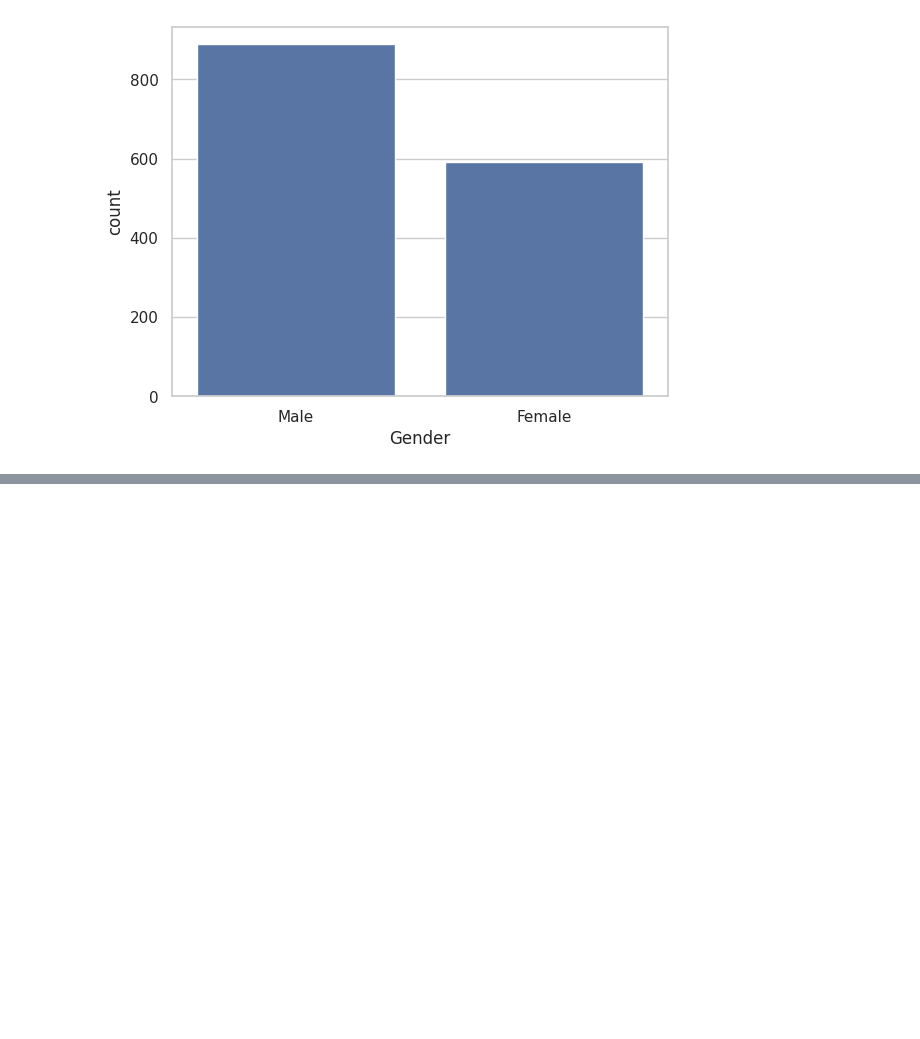
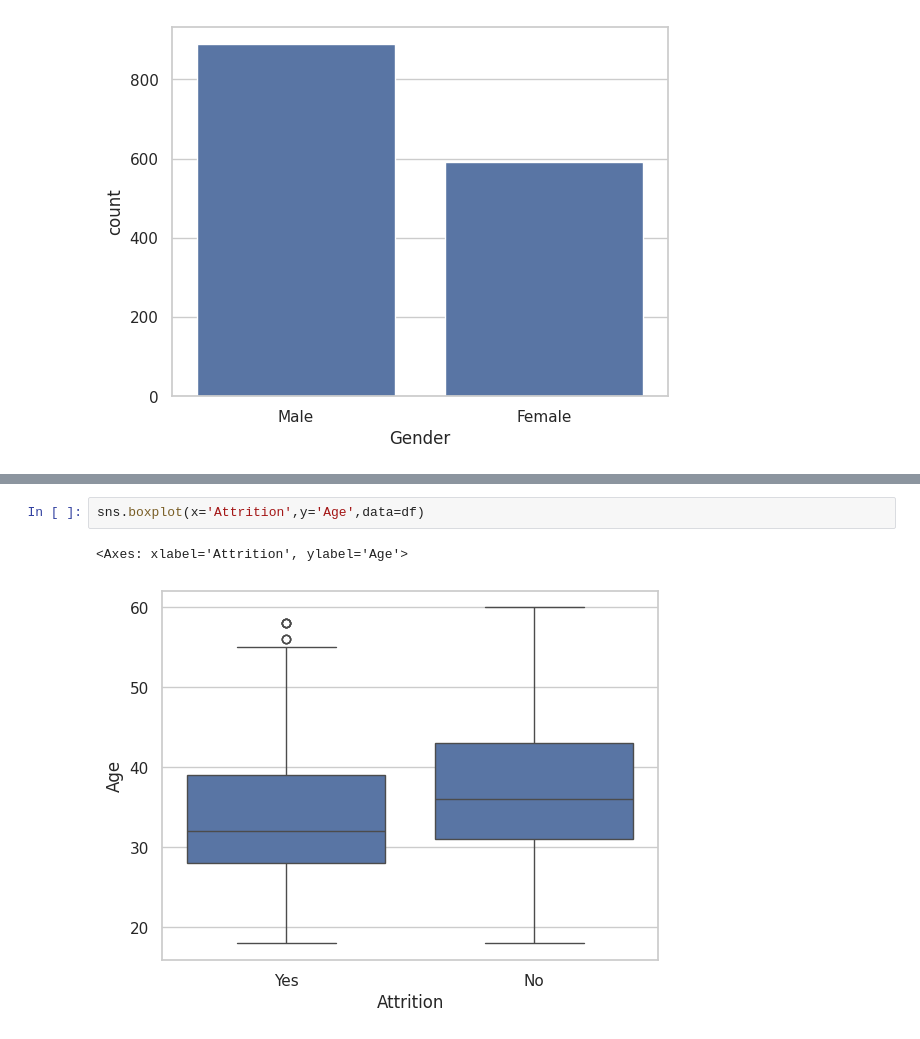
Before and after one commit to Rohit3435/HR-Analytics-PowerBI-Dashboard, a Jupyter notebook: HR_Analytics_End_to_End_Project.ipynb, the cells around one changed output, grey strips where cells are left out. Saved outputs shown, nothing was run; the diff lists cells and outputs as text; blank space fills up the shorter version.

```diff
--- a/HR_Analytics_End_to_End_Project.ipynb
+++ b/HR_Analytics_End_to_End_Project.ipynb
@@ -284,0 +299,5 @@ sns.countplot(x='Gender',data=df)
+# %%
+sns.boxplot(x='Attrition',y='Age',data=df)
+# %% [output]
+<Axes: xlabel='Attrition', ylabel='Age'>
+[figure, added]
```
Also changed, not shown: parts of 6 cells of this notebook.
